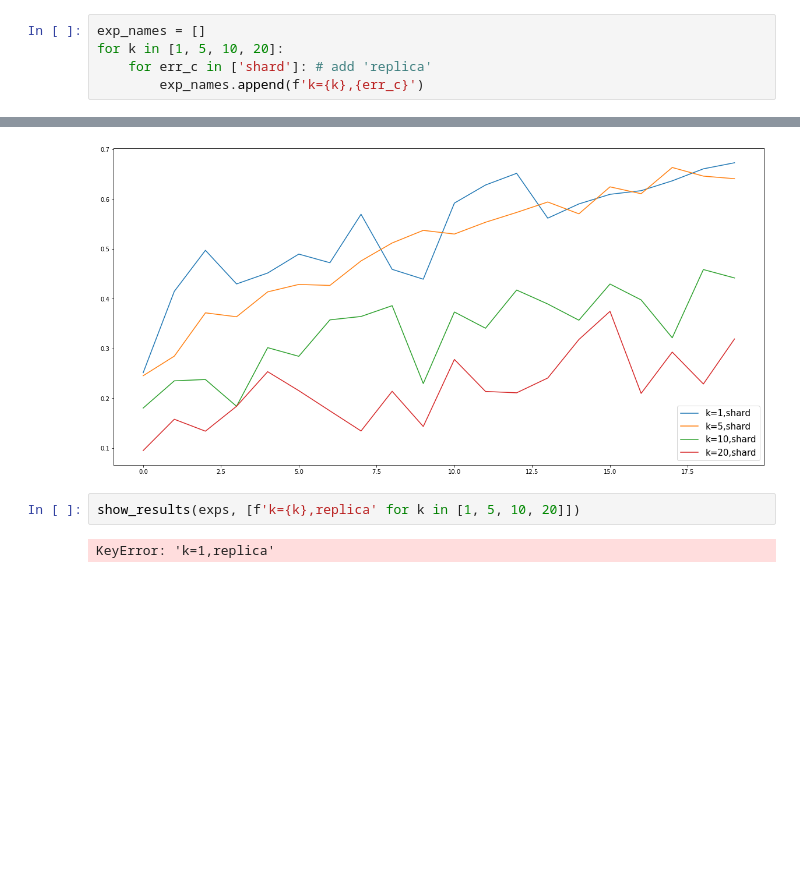
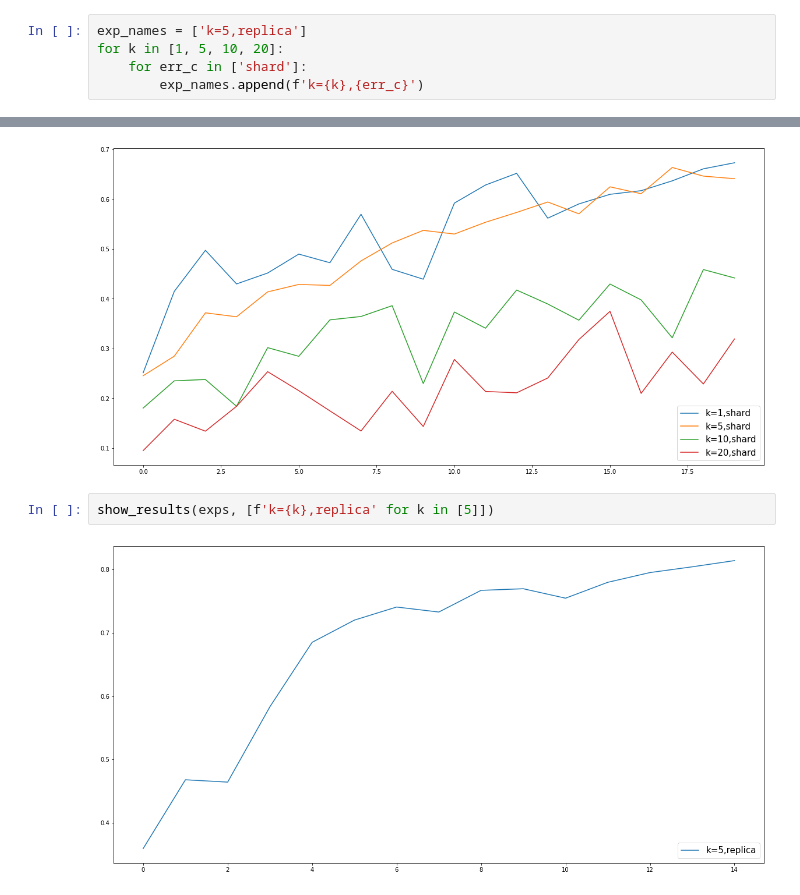
Before and after one commit to KokorinIlya/ml-itmo-masters, a Jupyter notebook: distributed_ml/reports/send-layers.ipynb, the cells around one changed output, grey strips where cells are left out. Saved outputs shown, nothing was run; the diff lists cells and outputs as text; blank space fills up the shorter version.

Commit message:
Add send layers with replica

```diff
--- a/distributed_ml/reports/send-layers.ipynb
+++ b/distributed_ml/reports/send-layers.ipynb
@@ -10,9 +10,9 @@ def read_accs(file_name):
         lines = f.readlines()
         return list(map(parse_float, lines))
 # %%
-exp_names = []
+exp_names = ['k=5,replica']
 for k in [1, 5, 10, 20]:
-    for err_c in ['shard']: # add 'replica'
+    for err_c in ['shard']:
         exp_names.append(f'k={k},{err_c}')
 # %%
 exps = {name: read_accs(name) for name in exp_names}
@@ -33,6 +33,6 @@ show_results(exps, [f'k={k},shard' for k in [1, 5, 10, 20]])
 # %% [output]
 [figure]
 # %%
-show_results(exps, [f'k={k},replica' for k in [1, 5, 10, 20]])
+show_results(exps, [f'k={k},replica' for k in [5]])
 # %% [output]
-KeyError: 'k=1,replica'
+[figure, added]
```
Also changed, not shown: 1 other file.
